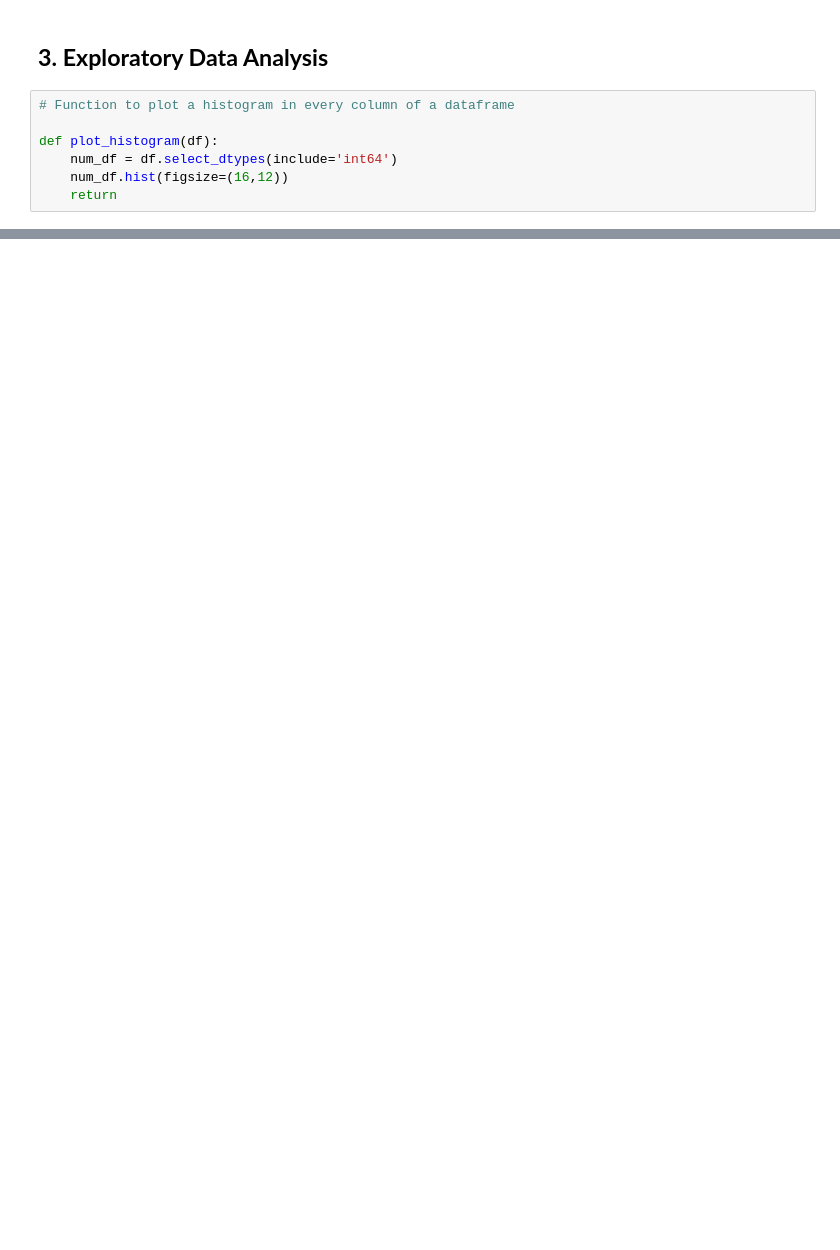
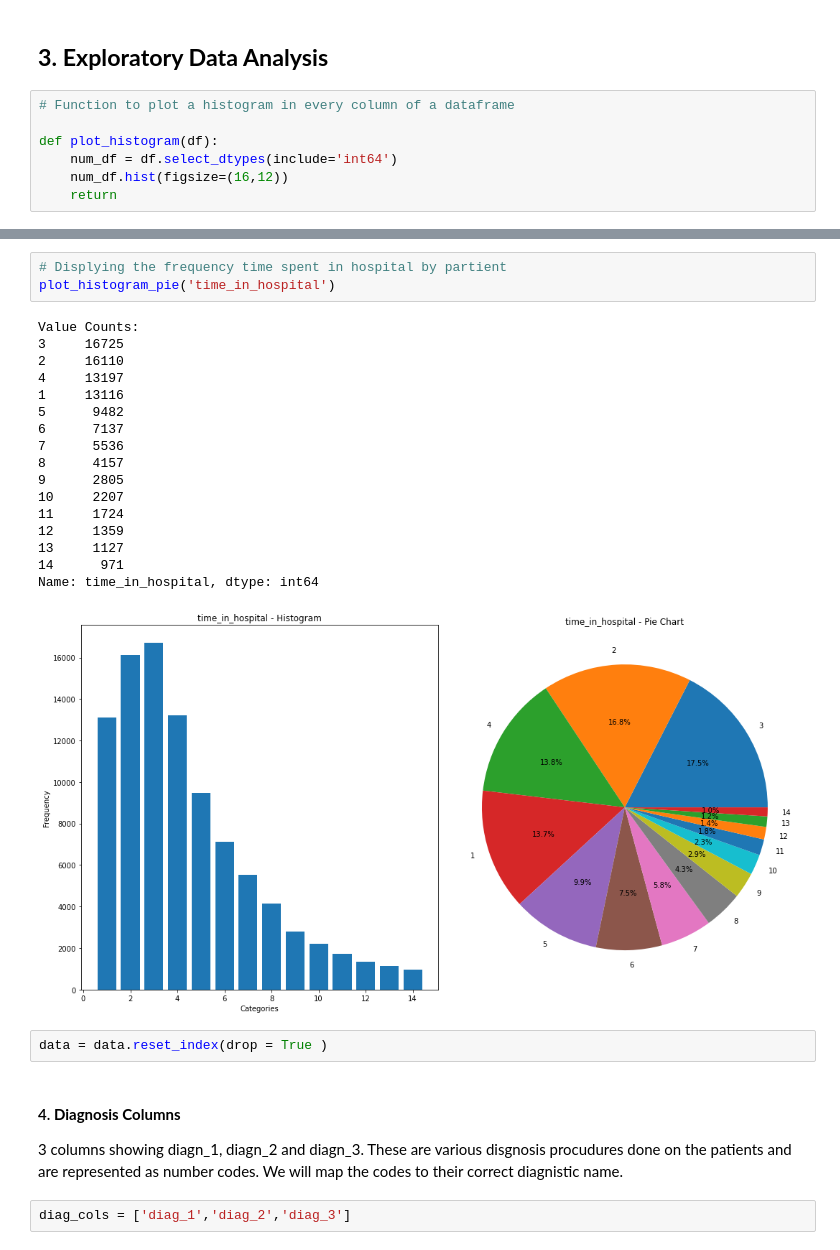
Before and after one commit to HersiYussuf/Capstone_Project, a Jupyter notebook: Diabetic_analysis.ipynb, the cells around one changed output, grey strips where cells are left out. Saved outputs shown, nothing was run; the diff lists cells and outputs as text; blank space fills up the shorter version.

```diff
--- a/Diabetic_analysis.ipynb
+++ b/Diabetic_analysis.ipynb
@@ -1908,0 +1485,28 @@ from imblearn.over_sampling import RandomOverSampler
+# %%
+# Displying the frequency time spent in hospital by partient
+plot_histogram_pie('time_in_hospital')
+# %% [output]
+Value Counts:
+3     16725
+2     16110
+4     13197
+1     13116
+5      9482
+6      7137
+7      5536
+8      4157
+9      2805
+10     2207
+11     1724
+12     1359
+13     1127
+14      971
+Name: time_in_hospital, dtype: int64
+[figure, added]
+# %%
+data = data.reset_index(drop = True )
+# %% [markdown]
+#### 4. **Diagnosis Columns**
+3 columns showing diagn_1, diagn_2 and diagn_3. These are various disgnosis procudures done on the patients and are represented as number codes. We will map the codes to their correct diagnistic name.
+# %%
+diag_cols = ['diag_1','diag_2','diag_3']
```
Also changed, not shown: parts of 203 cells of this notebook, 7 other files.
